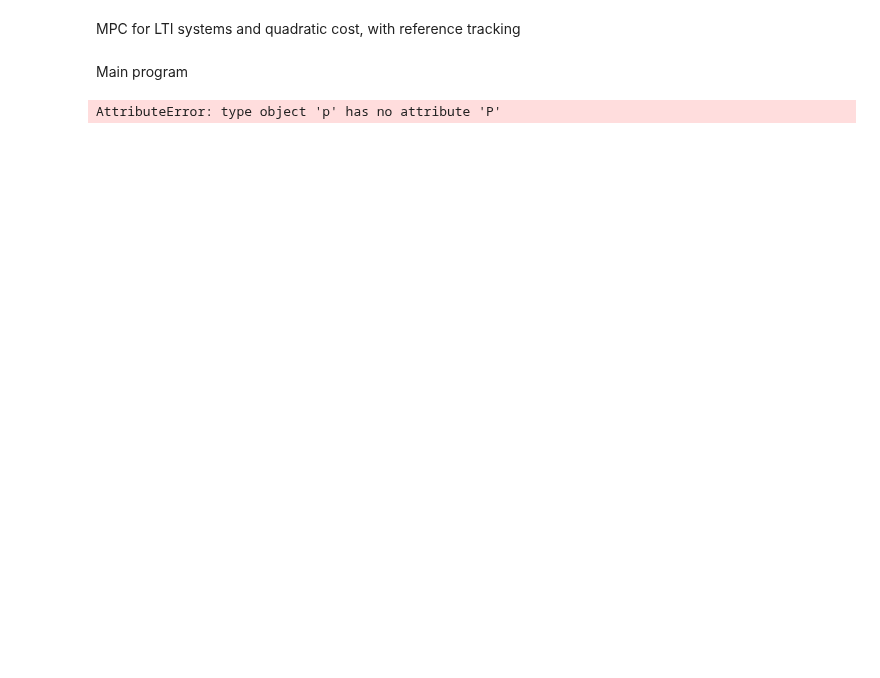
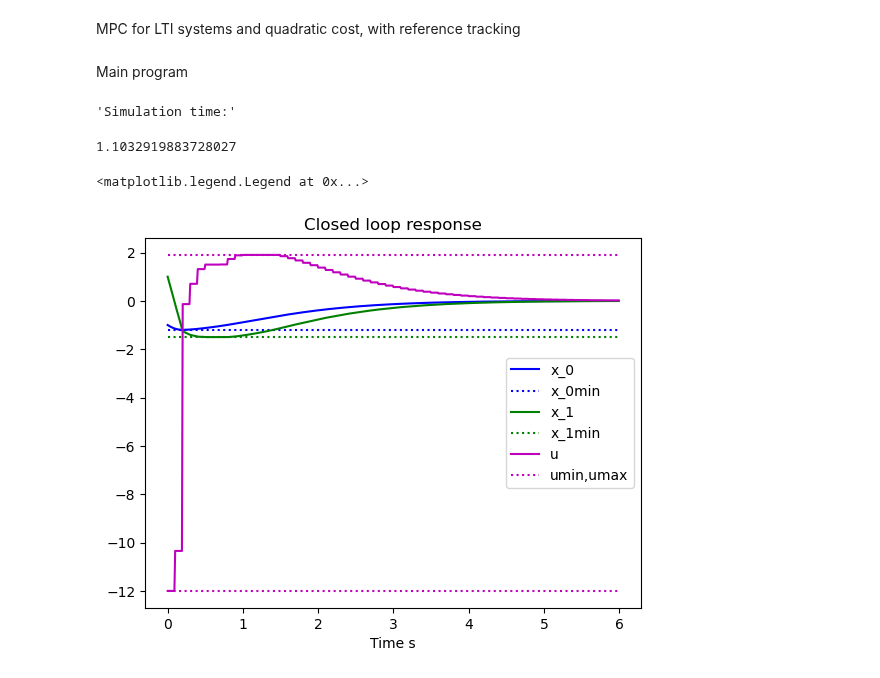
Before and after one commit to giannibi/rpc-scripts, a Jupyter notebook: Part6/02_mpc_quadratic_regulation.ipynb, the cells around one changed output. Drawn from its saved outputs; the diff is of its cells as text; code cells hidden in the pictures; blank space fills up the shorter version.

```diff
--- a/Part6/02_mpc_quadratic_regulation.ipynb
+++ b/Part6/02_mpc_quadratic_regulation.ipynb
@@ -84,7 +86,7 @@ p.ref = None
 p.Xf = 'lqr'
 
 # Define the MPC controller system object
-controller = mpc.mpc_controller_staticref(p, T,
+controller = mpc.mpc_controller(p, T,
                             inputs=['dummyinput','x[0]','x[1]'], outputs='u')
 
 # Create model of controller for simulation with the same integration time
@@ -104,31 +106,34 @@ time = np.arange(0, end_time, simulation_dt)
 dummyinput = np.zeros_like(time)
 
 # The controller state is the optimal input sequence: we initialize it to zero
 initu = np.zeros(nu*p.N)
 
 # Initial plant state
 initx0 = np.array([-1,1])
 
 # Closed loop initial state
 initx = np.hstack((initu, initx0))
 
 # Simulate
 start_t = tt.time()
 t, resp = ct.input_output_response(closedloop_simulator, time, dummyinput, initx)
 stop_t = tt.time()
 display("Simulation time:", stop_t - start_t)
 
 # Plot responses
 x_0, x_1, u = resp # extract responses
 plt.plot(t, x_0, 'b-', label='x_0')
 plt.plot(t, x_0min*np.ones_like(t), 'b:', label='x_0min')
 plt.plot(t, x_1, 'g-', label='x_1')
 plt.plot(t, x_1min*np.ones_like(t), 'g:', label='x_1min')
 plt.plot(t, u, 'm-', label='u')
 plt.plot(t, umax*np.ones_like(t), 'm:')
 plt.plot(t, umin*np.ones_like(t), 'm:', label='umin,umax')
 plt.xlabel("Time s")
 plt.title("Closed loop response")
 plt.legend()
 # %% [output]
-AttributeError: type object 'p' has no attribute 'P'
+'Simulation time:'
+1.1032919883728027
+<matplotlib.legend.Legend at 0x...>
+[figure, added]
```
Also changed, not shown: parts of 1 cell of this notebook, 6 other files.
